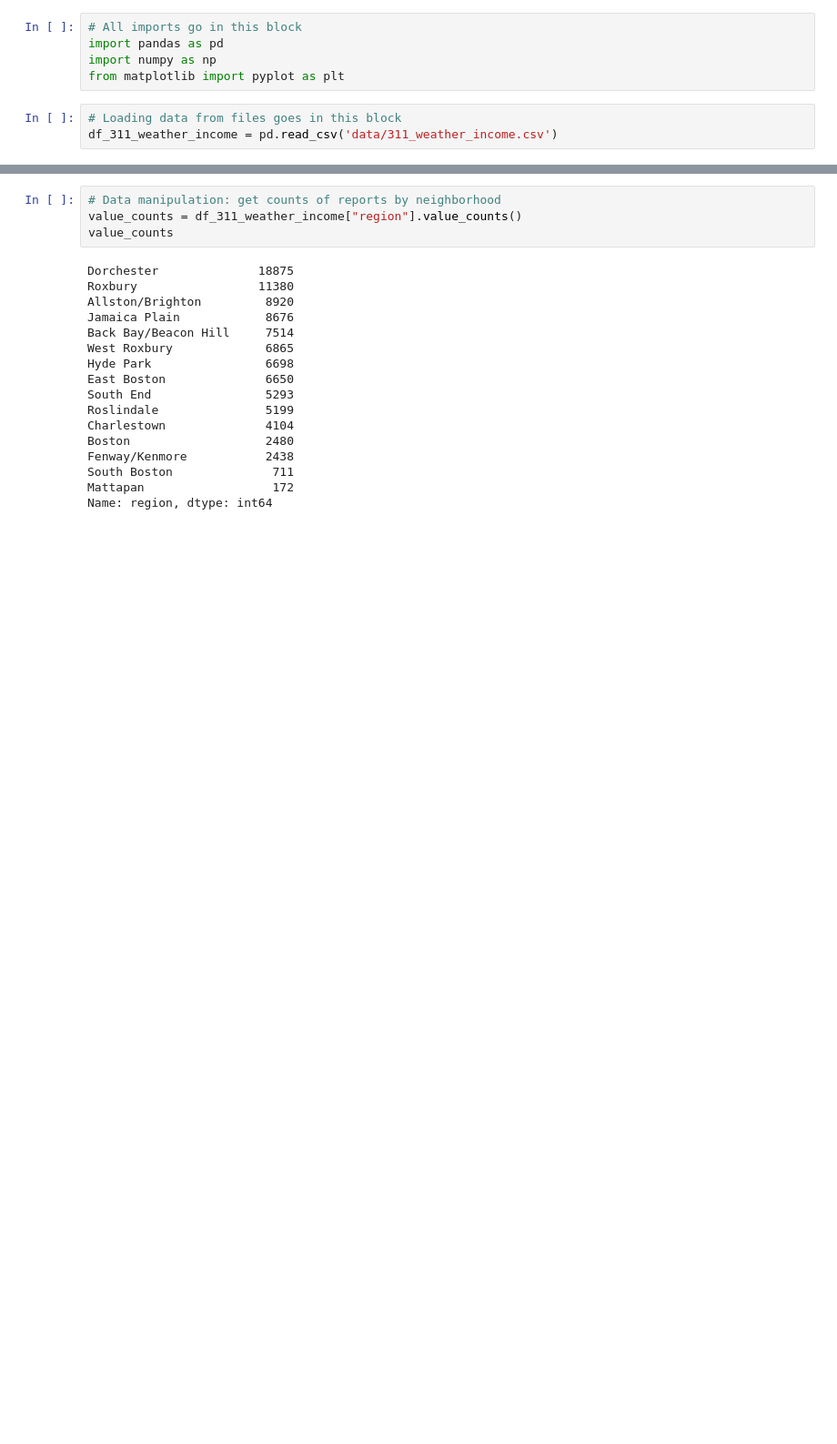
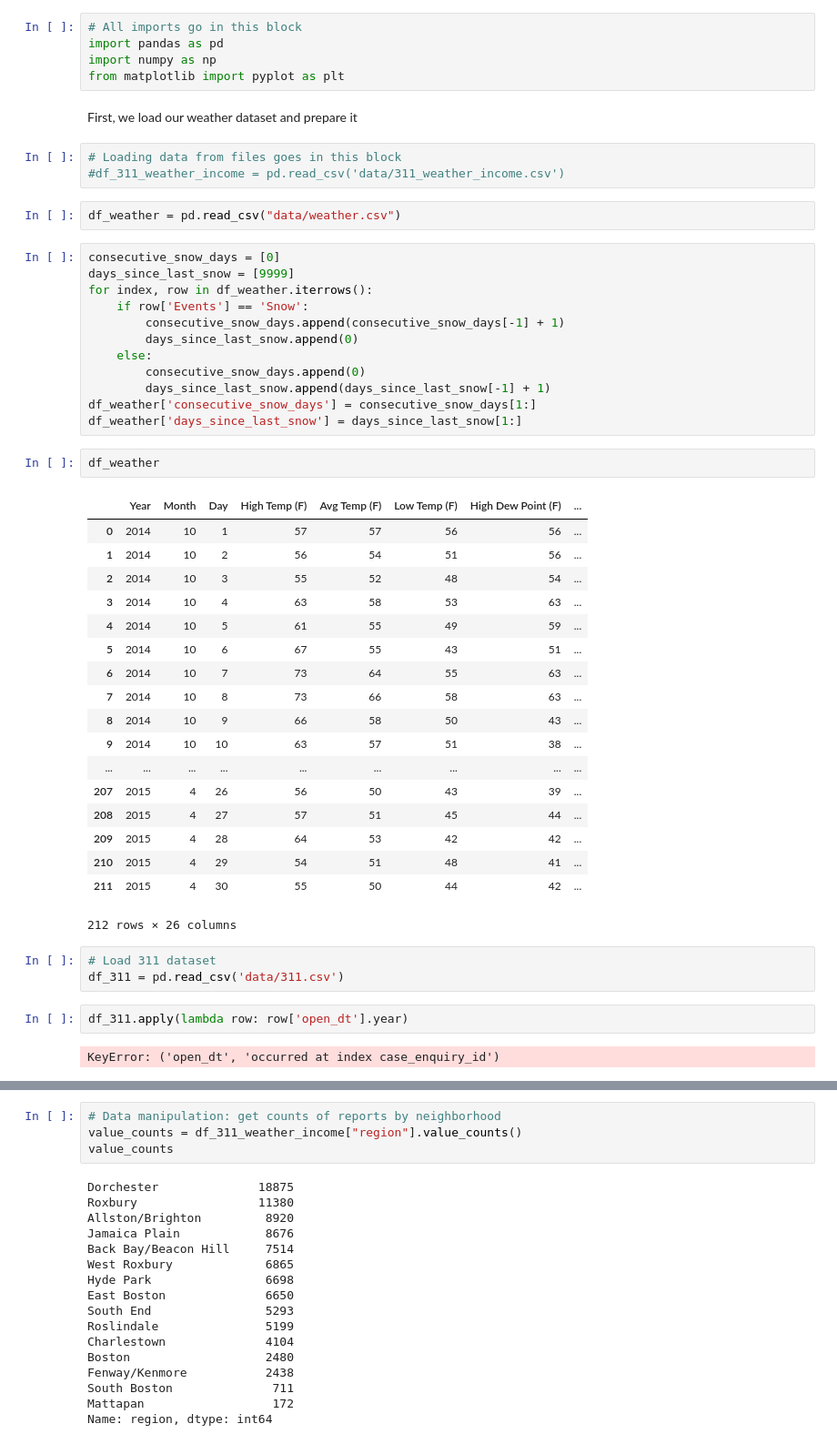
Before and after one commit to mattdailis/bostonography, a Jupyter notebook: final_project.ipynb, the cells around one changed output, grey strips where cells are left out. Shown: that part at 91% size. Drawn from its saved outputs; the diff is of its cells as text; blank space fills up the shorter version.

```diff
--- a/final_project.ipynb
+++ b/final_project.ipynb
@@ -5,6 +17,50 @@
 import pandas as pd
 import numpy as np
 from matplotlib import pyplot as plt
+# %% [markdown]
+First, we load our weather dataset and prepare it
 # %%
 # Loading data from files goes in this block
-df_311_weather_income = pd.read_csv('data/311_weather_income.csv')
+#df_311_weather_income = pd.read_csv('data/311_weather_income.csv')
+# %%
+df_weather = pd.read_csv("data/weather.csv")
+# %%
+consecutive_snow_days = [0]
+days_since_last_snow = [9999]
+for index, row in df_weather.iterrows():
+    if row['Events'] == 'Snow':
+        consecutive_snow_days.append(consecutive_snow_days[-1] + 1)
+        days_since_last_snow.append(0)
+    else:
+        consecutive_snow_days.append(0)
+        days_since_last_snow.append(days_since_last_snow[-1] + 1)
+df_weather['consecutive_snow_days'] = consecutive_snow_days[1:]
+df_weather['days_since_last_snow'] = days_since_last_snow[1:]
+# %%
+df_weather
+# %% [output]
+|  | Year | Month | Day | High Temp (F) | Avg Temp (F) | Low Temp (F) | High Dew Point (F) | ... |
+| 0 | 2014 | 10 | 1 | 57 | 57 | 56 | 56 | ... |
+| 1 | 2014 | 10 | 2 | 56 | 54 | 51 | 56 | ... |
+| 2 | 2014 | 10 | 3 | 55 | 52 | 48 | 54 | ... |
+| 3 | 2014 | 10 | 4 | 63 | 58 | 53 | 63 | ... |
+| 4 | 2014 | 10 | 5 | 61 | 55 | 49 | 59 | ... |
+| 5 | 2014 | 10 | 6 | 67 | 55 | 43 | 51 | ... |
+| 6 | 2014 | 10 | 7 | 73 | 64 | 55 | 63 | ... |
+| 7 | 2014 | 10 | 8 | 73 | 66 | 58 | 63 | ... |
+| 8 | 2014 | 10 | 9 | 66 | 58 | 50 | 43 | ... |
+| 9 | 2014 | 10 | 10 | 63 | 57 | 51 | 38 | ... |
+| ... | ... | ... | ... | ... | ... | ... | ... | ... |
+| 207 | 2015 | 4 | 26 | 56 | 50 | 43 | 39 | ... |
+| 208 | 2015 | 4 | 27 | 57 | 51 | 45 | 44 | ... |
+| 209 | 2015 | 4 | 28 | 64 | 53 | 42 | 42 | ... |
+| 210 | 2015 | 4 | 29 | 54 | 51 | 48 | 41 | ... |
+| 211 | 2015 | 4 | 30 | 55 | 50 | 44 | 42 | ... |
+212 rows × 26 columns
+# %%
+# Load 311 dataset
+df_311 = pd.read_csv('data/311.csv')
+# %%
+df_311.apply(lambda row: row['open_dt'].year)
+# %% [output]
+KeyError: ('open_dt', 'occurred at index case_enquiry_id')
```
Also changed, not shown: parts of 6 cells of this notebook.
